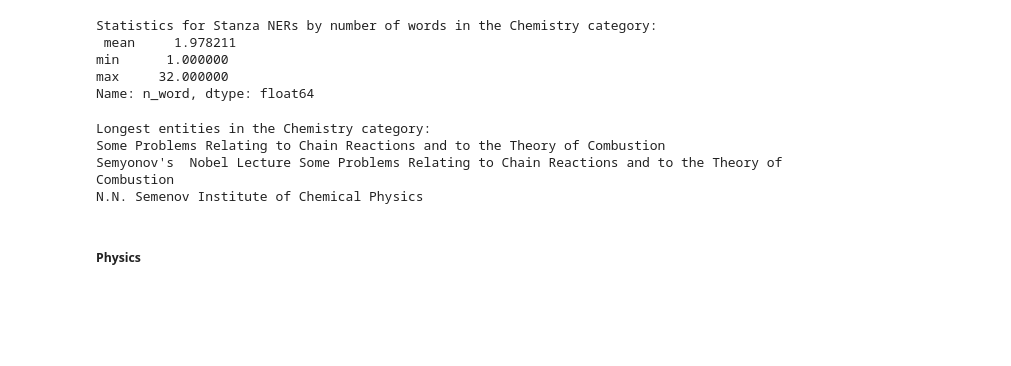
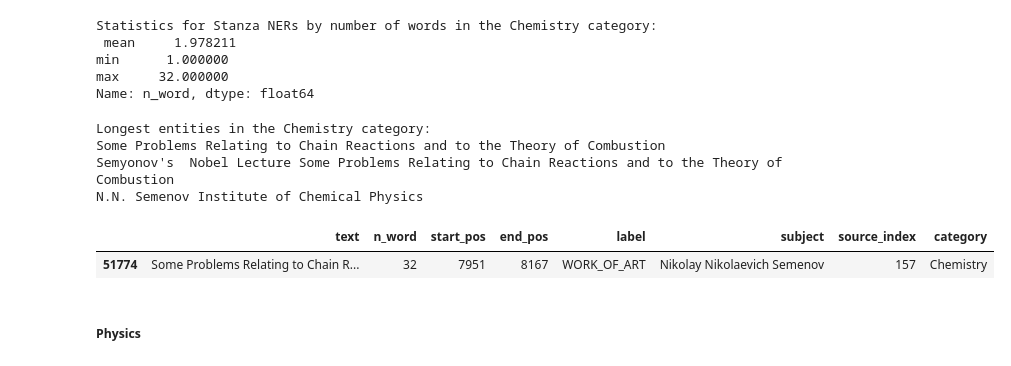
Before and after one commit to alberto-lorente/stir-fried-data, a Jupyter notebook: Part 2 - SpaCy and Stanza performance for NER/2.1 Named Entity Recognition/NER_Stats_comparison.ipynb, the cells around one changed output. Cells and saved outputs as stored; diff of their text form; code cells hidden in the pictures; blank space fills up the shorter version.

```diff
--- a/Part 2 - SpaCy and Stanza performance for NER/2.1 Named Entity Recognition/NER_Stats_comparison.ipynb
+++ b/Part 2 - SpaCy and Stanza performance for NER/2.1 Named Entity Recognition/NER_Stats_comparison.ipynb
@@ -237,6 +247,11 @@ Longest entities in the Chemistry category:
 Some Problems Relating to Chain Reactions and to the Theory of Combustion
 Semyonov's  Nobel Lecture Some Problems Relating to Chain Reactions and to the Theory of Combustion
 N.N. Semenov Institute of Chemical Physics
+# %%
+df_stanza_chemistry[df_stanza_chemistry["n_word"] >= 32]
+# %% [output]
+|  | text | n_word | start_pos | end_pos | label | subject | source_index | category |
+| 51774 | Some Problems Relating to Chain R... | 32 | 7951 | 8167 | WORK_OF_ART | Nikolay Nikolaevich Semenov | 157 | Chemistry |
 # %% [markdown]
 #####   Physics
 # %%
```
Also changed, not shown: parts of 4 cells of this notebook.
